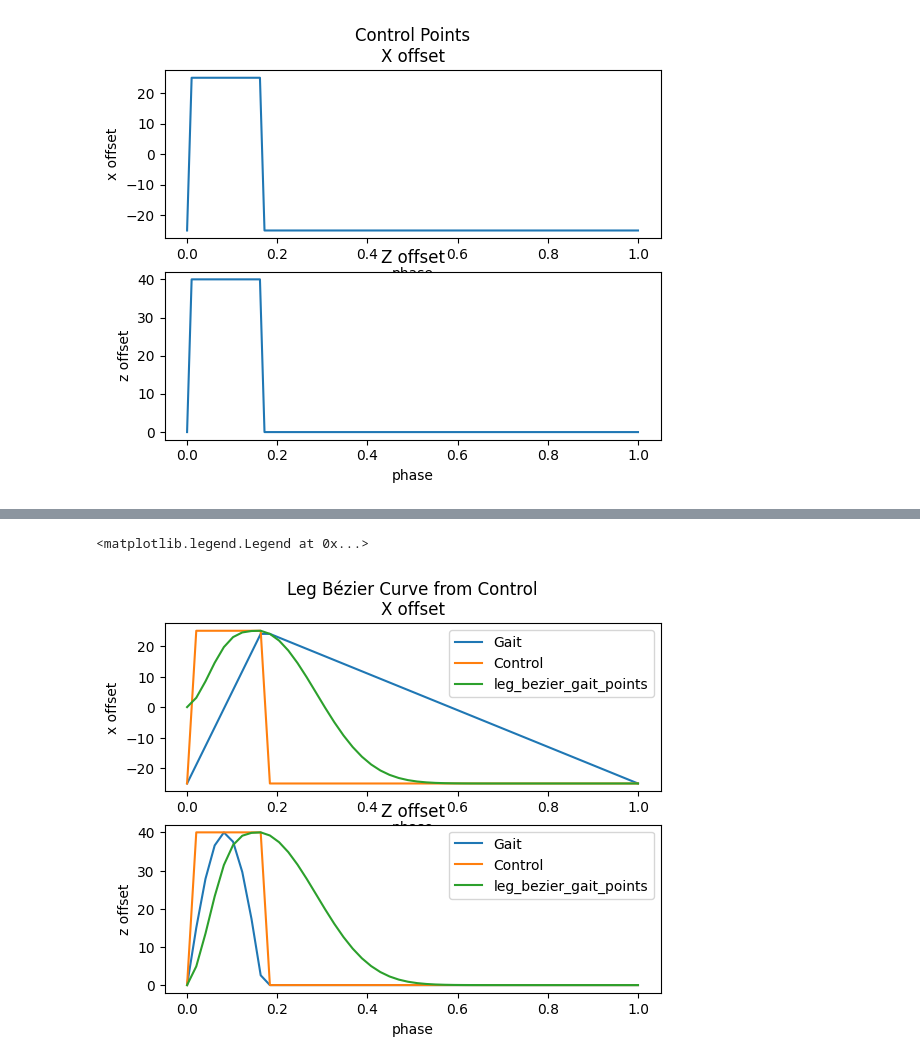
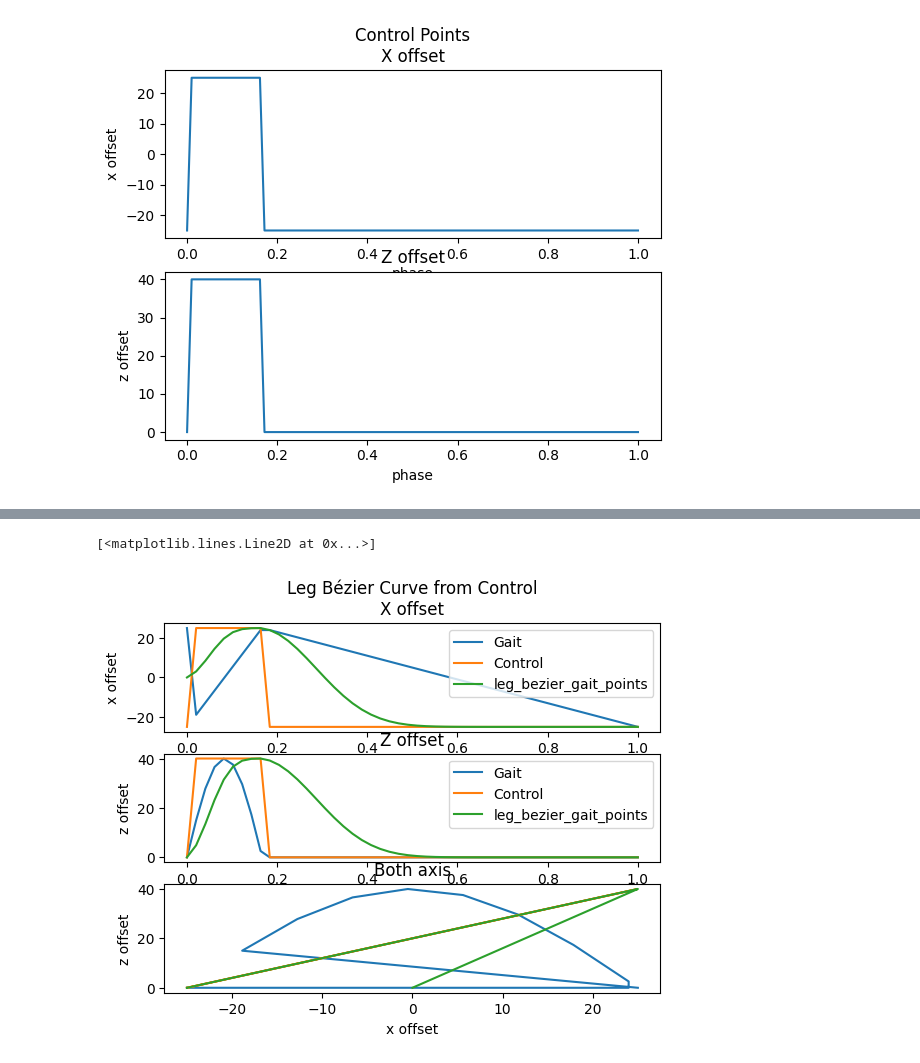
Before and after one commit to Dr-QP/Dr.QP, a Jupyter notebook: notebooks/3_1_appendix_smoothing_splines.ipynb, the cells around one changed output, grey strips where cells are left out. Cells and saved outputs as stored; diff of their text form; code cells hidden in the pictures.

```diff
--- a/notebooks/3_1_appendix_smoothing_splines.ipynb
+++ b/notebooks/3_1_appendix_smoothing_splines.ipynb
@@ -299,33 +303,41 @@ def leg_bezier_gait_point(last_pos, phase):
 
 gait_points = np.array([leg_gait_point(p) for p in phase])
 control_pts = np.array([leg_control_point(p) for p in phase])
 
 leg_bezier_gait_points = []
 last_pos = np.array([0, 0])
 for p in phase:
     last_pos = leg_bezier_gait_point(last_pos, p)
     leg_bezier_gait_points.append(last_pos)
 leg_bezier_gait_points = np.array(leg_bezier_gait_points)
 
-fig, ax = plt.subplots(2, 1)
+fig, ax = plt.subplots(3, 1)
 
 ax[0].set_xlabel('phase')
 ax[0].set_ylabel('x offset')
 ax[0].set_title('Leg Bézier Curve from Control\nX offset')
 ax[0].plot(phase, gait_points[:, 0], label='Gait')
 ax[0].plot(phase, control_pts[:, 0], label='Control')
 ax[0].plot(phase, leg_bezier_gait_points[:, 0], label='leg_bezier_gait_points')
 
 ax[0].legend()
 
 ax[1].set_xlabel('phase')
 ax[1].set_ylabel('z offset')
 ax[1].set_title('Z offset')
 ax[1].plot(phase, gait_points[:, 1], label='Gait')
 ax[1].plot(phase, control_pts[:, 1], label='Control')
 ax[1].plot(phase, leg_bezier_gait_points[:, 1], label='leg_bezier_gait_points')
 
 ax[1].legend()
+
+# plot both axis
+ax[2].set_xlabel('x offset')
+ax[2].set_ylabel('z offset')
+ax[2].set_title('Both axis')
+ax[2].plot(gait_points[:, 0], gait_points[:, 1], label='Gait')
+ax[2].plot(control_pts[:, 0], control_pts[:, 1], label='Control')
+ax[2].plot(leg_bezier_gait_points[:, 0], leg_bezier_gait_points[:, 1], label='leg_bezier_gait_points')
 # %% [output]
-<matplotlib.legend.Legend at 0x...>
+[<matplotlib.lines.Line2D at 0x...>]
-[figure, old version]
+[figure, new version]
```
Also changed, not shown: parts of 4 cells of this notebook.
